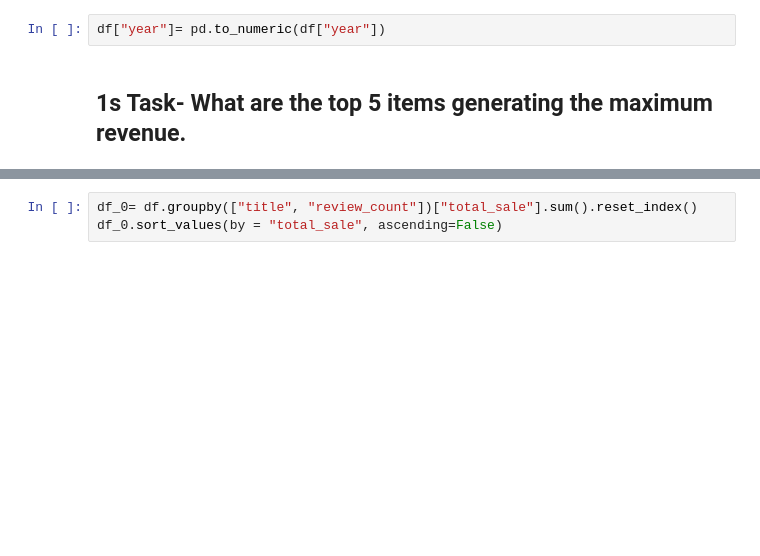
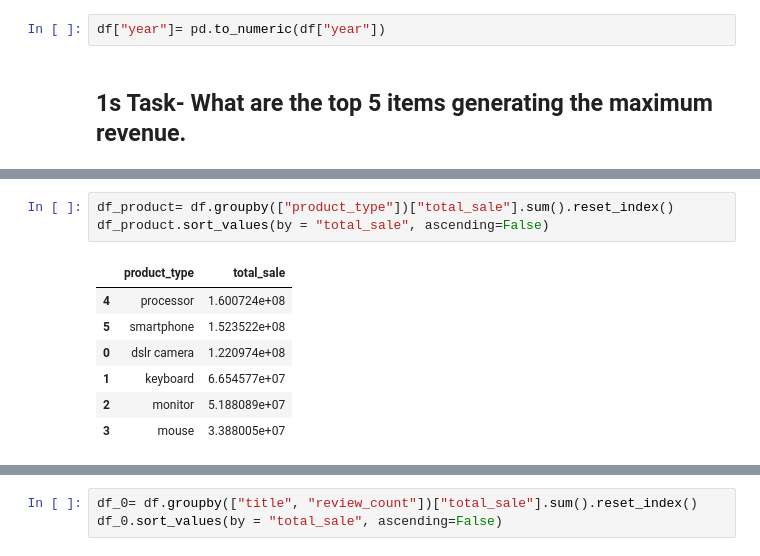
Before and after one commit to selinbulbul/ecommerce-scrape, a Jupyter notebook: Sales Data/tasks.ipynb, the cells around one changed output, grey strips where cells are left out. Cells and saved outputs as stored; diff of their text form; blank space fills up the shorter version.

```diff
--- a/Sales Data/tasks.ipynb
+++ b/Sales Data/tasks.ipynb
@@ -144,0 +153,11 @@ df["year"]= pd.to_numeric(df["year"])
+# %%
+df_product= df.groupby(["product_type"])["total_sale"].sum().reset_index()
+df_product.sort_values(by = "total_sale", ascending=False)
+# %% [output]
+|  | product_type | total_sale |
+| 4 | processor | 1.600724e+08 |
+| 5 | smartphone | 1.523522e+08 |
+| 0 | dslr camera | 1.220974e+08 |
+| 1 | keyboard | 6.654577e+07 |
+| 2 | monitor | 5.188089e+07 |
+| 3 | mouse | 3.388005e+07 |
```
Also changed, not shown: parts of 3 cells of this notebook.
